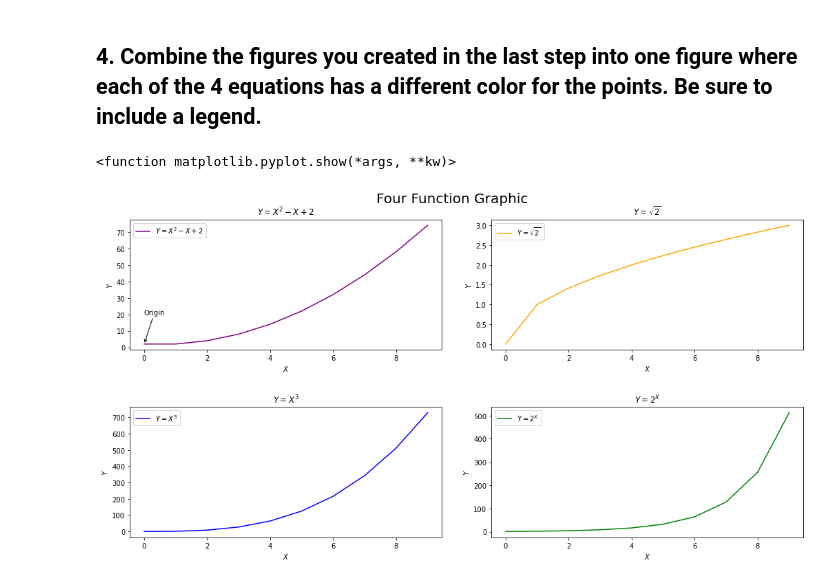
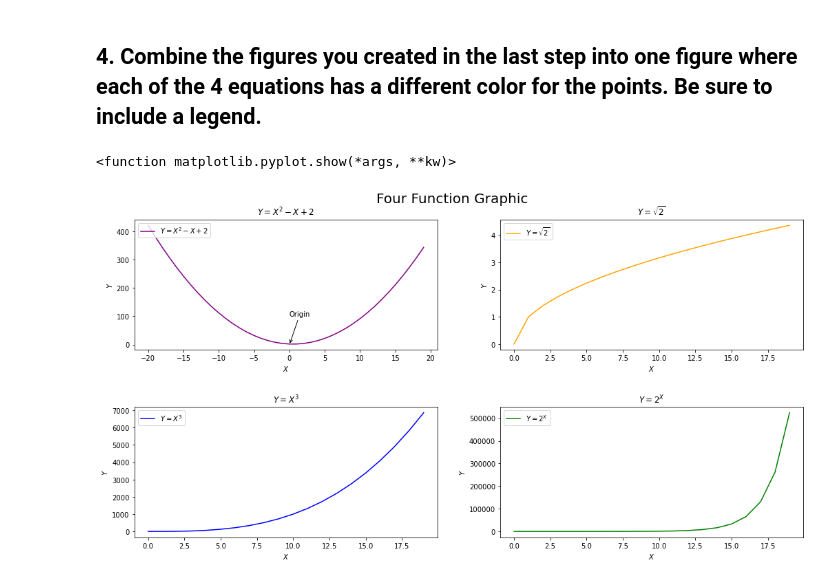
Before and after one commit to CSolitaire/numpy-pandas-visualization-exercises, a Jupyter notebook: matplotlib_exercises.ipynb, the cells around one changed output. Cells and saved outputs as stored; diff of their text form; code cells hidden in the pictures.

```diff
--- a/matplotlib_exercises.ipynb
+++ b/matplotlib_exercises.ipynb
@@ -88,48 +92,49 @@ plt.show ()
 plt.figure(figsize = (15,8))
 
 plt.subplot(2, 2, 1)
-x = np.array(range(10))
-y = ((x * x) - x + 2)
-plt.plot(y, c ='purple', label = '$Y=X^2-X+2$')
-plt.annotate('Origin', xy = (0,2), xytext = (0,20), arrowprops = {'arrowstyle':'->'})
+x = range(-20,20)
+y = [(n * n) - n + 2 for n in x]
+plt.plot(x,y, c ='purple', label = '$Y=X^2-X+2$')
+plt.annotate('Origin', xy = (0,0), xytext = (0,100), arrowprops = {'arrowstyle':'->'})
 plt.xlabel('$X$')
 plt.ylabel('$Y$')
 plt.legend(loc ='upper left')
 plt.title ('$Y=X^2-X+2$')
 
+
 plt.subplot(2, 2, 2)
-x = np.array(range(10))
-y = (x ** 0.5)
-plt.plot(y, c ='orange', label = '$Y=\sqrt{2}$')
+x = list(range(20))
+y = [m.sqrt(n) for n in x]
+plt.plot(x,y, c ='orange', label = '$Y=\sqrt{2}$')
 plt.xlabel('$X$')
 plt.ylabel('$Y$')
 plt.legend(loc ='upper left')
 plt.title ('$Y=\sqrt{2}$')
 
 
 plt.subplot(2, 2, 3)
-x = np.array(range(10))
-y = (x ** 3)
-plt.plot(y, c = 'blue', label = '$Y=X^3$')
+x = list(range(20))
+y = [n ** 3 for n in x]
+plt.plot(x,y, c = 'blue', label = '$Y=X^3$')
 plt.xlabel('$X$')
 plt.ylabel('$Y$')
 plt.legend(loc ='upper left')
 plt.title ('$Y=X^3$')
 
 
 plt.subplot(2, 2, 4)
-x = np.array(range(10))
-y = (2 ** x)
-plt.plot(y, c = 'green', label = '$Y=2^X$')
+x = list(range(20))
+y = [2 ** n for n in x]
+plt.plot(x,y, c = 'green', label = '$Y=2^X$')
 plt.xlabel('$X$')
 plt.ylabel('$Y$')
 plt.legend(loc ='upper left')
 plt.title ('$Y=2^X$')
 
 
 plt.suptitle("Four Function Graphic", fontsize = 20)
 plt.tight_layout(pad = 3.0)
 plt.show
 # %% [output]
 <function matplotlib.pyplot.show(*args, **kw)>
-[figure, old version]
+[figure, new version]
```
Also changed, not shown: parts of 5 cells of this notebook.
